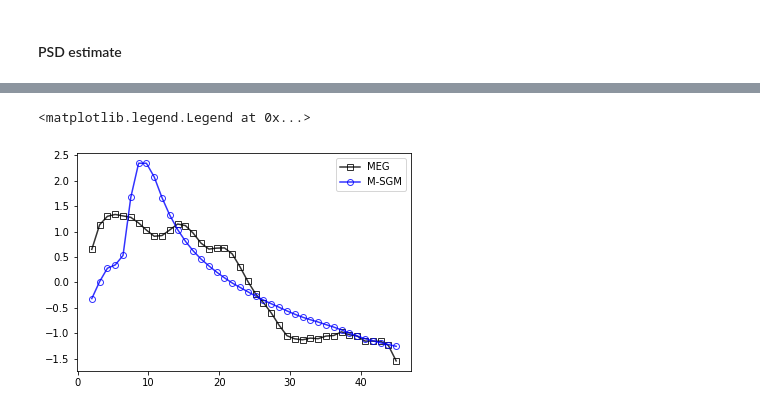
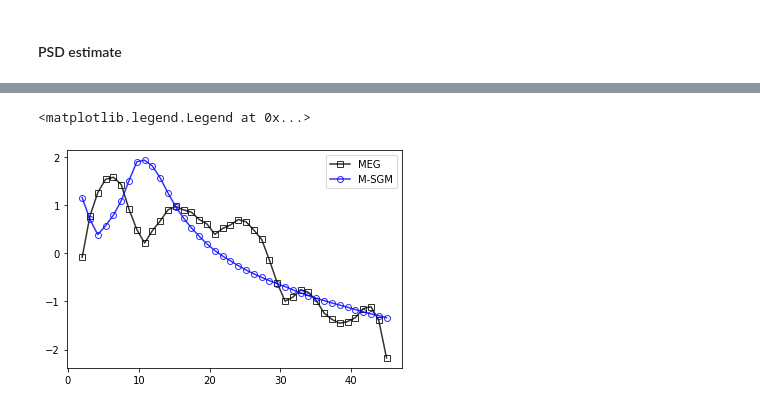
Before and after one commit to JINhuaqing/SBI-SGM, a Jupyter notebook: notebooks/NSF_FOOOF_MR.ipynb, the cells around one changed output, grey strips where cells are left out. Drawn from its saved outputs; the diff is of its cells as text; code cells hidden in the pictures.

```diff
--- a/notebooks/NSF_FOOOF_MR.ipynb
+++ b/notebooks/NSF_FOOOF_MR.ipynb
@@ -262,6 +181,0 @@ Using SNPE-C with non-atomic loss
-# %%
-cur_res = edict()
-cur_res.theta = theta
-cur_res.x = x
-cur_res.posterior = posterior
-save_pkl_dict2folder(paras_gen.folder_path, cur_res, True)
@@ -274,7 +286,7 @@ Save to /data/rajlab1/user_data/jin/MyResearch/SGMBAY/mypkg/../results/fooofgene
 # %% [markdown]
 #### Get posterior
 # %%
-cur_res = load_pkl_folder2dict(paras_gen.folder_path)
+cur_res = load_pkl_folder2dict(_paras.folder_path)
 # %% [output]
 Load file /data/rajlab1/user_data/jin/MyResearch/SGMBAY/mypkg/../results/fooofgeneralNoise_10000_sd15_denestnsf/theta.pkl
 Load file /data/rajlab1/user_data/jin/MyResearch/SGMBAY/mypkg/../results/fooofgeneralNoise_10000_sd15_denestnsf/x.pkl
@@ -282,25 +294,5 @@ Load file /data/rajlab1/user_data/jin/MyResearch/SGMBAY/mypkg/../results/fooofge
 # %%
 post_spss = []
 for ix in range(ind_psd.shape[-1]):
-    curC = ind_conn[:, :, ix]
-    curBrain = Brain.Brain()
-    curBrain.add_connectome(DAT_ROOT) # grabs distance matrix
-    # re-ordering for DK atlas and normalizing the connectomes:
-    curBrain.reorder_connectome(curBrain.connectome, curBrain.distance_matrix)
-    curBrain.connectome = curC# re-assign connectome to individual connectome
-    curBrain.bi_symmetric_c()
-    curBrain.reduce_extreme_dir()
-
-    sp, raw_sps = meg_psd2spatialfeature(curBrain.reducedConnectome, ind_psd[:, :, ix], FREQS, band="alpha")
-
-    std_spv = stdz_vec(raw_sps.sum(axis=1))
-    std_psd_DB = psd_2tr(ind_psd[:, :, ix])
-    psm_fs = stdpsd_2psmfs(std_psd_DB)
-
-    #curX_raw = np.concatenate([stdz_psm_fs(psm_fs), std_spv])
-    curX_raw = np.concatenate([psm_fs, std_spv])
-    curX = torch.Tensor(curX_raw)
-    print(ix)
-    if ix > -1:
-        post_sps = cur_res.posterior.sample((10000, ), x=curX, max_sampling_batch_size=100000)
+    post_sps = cur_res[f"posteriorfix_{ix+1}"].sample((10000, ), max_sampling_batch_size=100000)
     post_spss.append(post_sps)
@@ -337,5 +328,5 @@ _ = analysis.pairplot(post_spss[0],
 # %% [markdown]
 #### PSD estimate
 # %%
-cur_res = load_pkl_folder2dict(paras_gen.folder_path)
+cur_res = load_pkl_folder2dict(_paras.folder_path)
 # %% [output]
@@ -411,14 +415,14 @@ plt.legend()
 # %%
-sub_ix = 8
+sub_ix = 24
 cur_sgm.shape
 plt.plot(FREQS, stdz_vec(meg_psd_roi_sub[sub_ix, :, :].mean(axis=0)), linestyle = '-',
          marker = 's',fillstyle = 'none',color = 'k', label = "MEG", alpha = 0.8)
 plt.plot(FREQS, stdz_vec(sgm_psd_roi_sub[sub_ix, :, :].mean(axis=0)), linestyle = '-',
          marker = 'o',fillstyle = 'none',color = 'b', label = "M-SGM", alpha = 0.8)
 plt.legend()
 # %% [output]
 <matplotlib.legend.Legend at 0x...>
-[figure, old version]
+[figure, new version]
 # %%
 np.sort(corrs_roi_sub)
 # %% [output]
```
Also changed, not shown: parts of 16 cells of this notebook.
